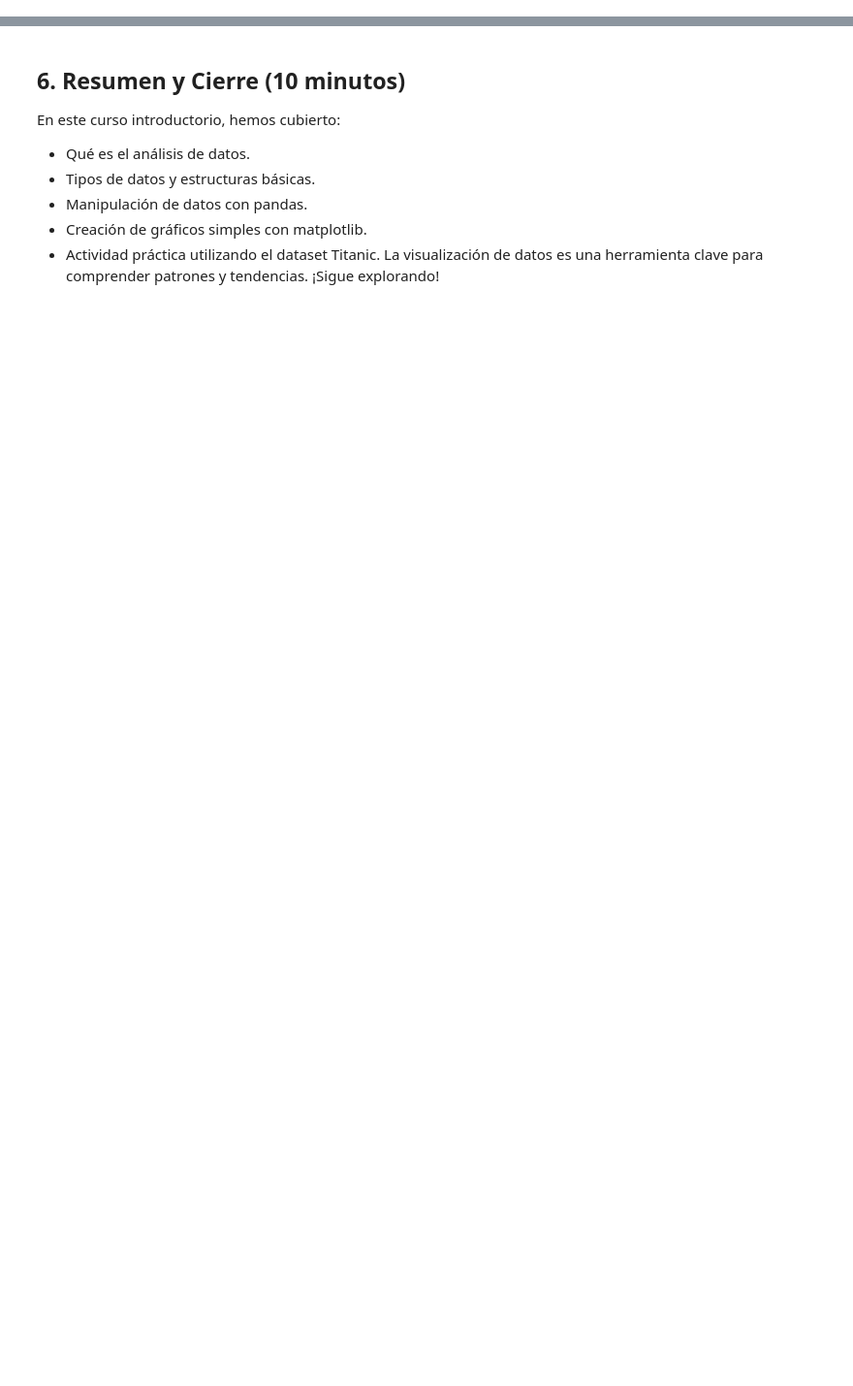
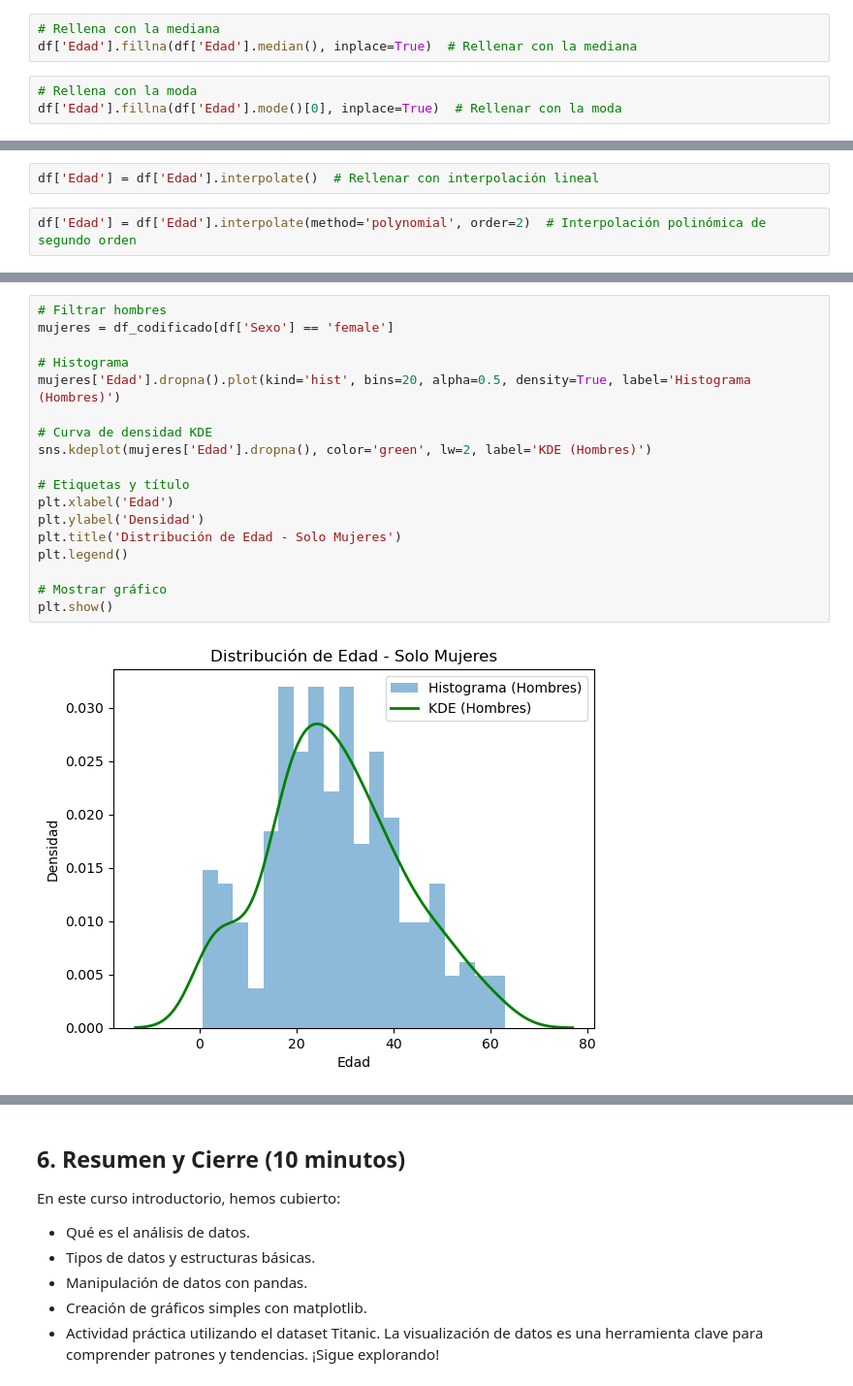
Before and after one commit to LuengoJavier/TALLER_PYTHON, a Jupyter notebook: curso_introduccion_analisis_datos_con_estadistica_y_fórmulas.ipynb, the cells around one changed output, grey strips where cells are left out. Shown: that part at 97% size. Drawn from its saved outputs; the diff is of its cells as text; blank space fills up the shorter version.

```diff
--- a/curso_introduccion_analisis_datos_con_estadistica_y_fórmulas.ipynb
+++ b/curso_introduccion_analisis_datos_con_estadistica_y_fórmulas.ipynb
@@ -223,0 +362,6 @@ plt.show()
+# %%
+# Rellena con la mediana
+df['Edad'].fillna(df['Edad'].median(), inplace=True)  # Rellenar con la mediana
+# %%
+# Rellena con la moda
+df['Edad'].fillna(df['Edad'].mode()[0], inplace=True)  # Rellenar con la moda
@@ -223,0 +370,4 @@ plt.show()
+# %%
+df['Edad'] = df['Edad'].interpolate()  # Rellenar con interpolación lineal
+# %%
+df['Edad'] = df['Edad'].interpolate(method='polynomial', order=2)  # Interpolación polinómica de segundo orden
@@ -223,0 +409,20 @@ plt.show()
+# %%
+# Filtrar hombres
+mujeres = df_codificado[df['Sexo'] == 'female']
+
+# Histograma
+mujeres['Edad'].dropna().plot(kind='hist', bins=20, alpha=0.5, density=True, label='Histograma (Hombres)')
+
+# Curva de densidad KDE
+sns.kdeplot(mujeres['Edad'].dropna(), color='green', lw=2, label='KDE (Hombres)')
+
+# Etiquetas y título
+plt.xlabel('Edad')
+plt.ylabel('Densidad')
+plt.title('Distribución de Edad - Solo Mujeres')
+plt.legend()
+
+# Mostrar gráfico
+plt.show()
+# %% [output]
+[figure, added]
```
Also changed, not shown: parts of 90 cells of this notebook, 3 other files.
